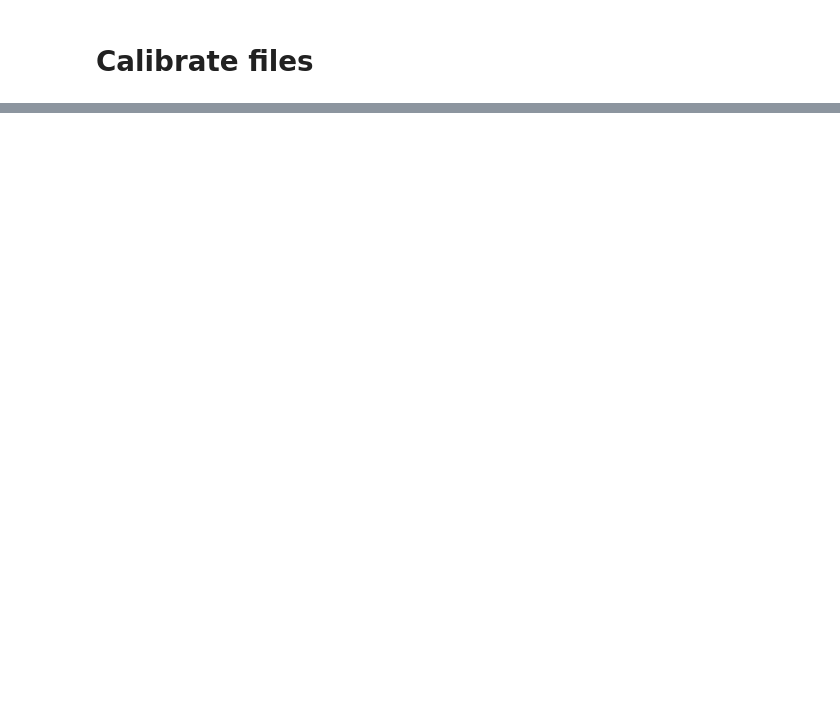
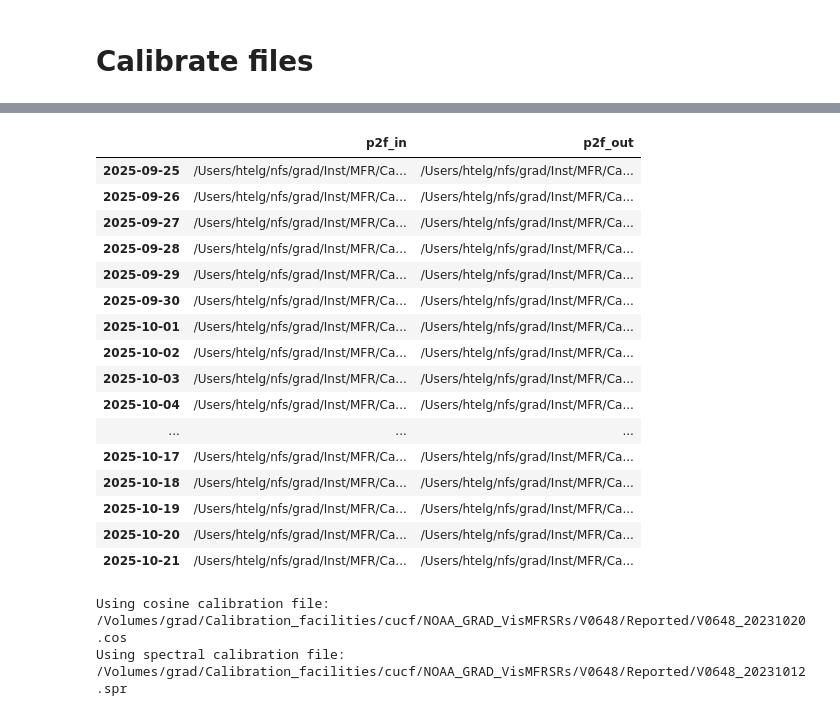
Before and after one commit to HagenTelg/cmpaign_2025_PMOD, a Jupyter notebook: calibrate_cosine.ipynb, the cells around one changed output, grey strips where cells are left out. Drawn from its saved outputs; the diff is of its cells as text; code cells hidden in the pictures; blank space fills up the shorter version.

Commit message:
updating to new processes

```diff
--- a/calibrate_cosine.ipynb
+++ b/calibrate_cosine.ipynb
@@ -104,0 +7,21 @@ cal_mfrsr.process()
+# %%
+site = 'dav'
+serialno = '648'
+verbose = True
+# p2fld_in = f'/Volumes/grad/Inst/MFR/Campaign/frc/2025/mfrsr/648.netcdf/v0.4/''
+p2fld_in = f'/Users/htelg/nfs/grad/Inst/MFR/Campaign/frc/2025/mfrsr/{serialno}.netcdf/v0.4/2025'
+p2fld_out = f'/Users/htelg/nfs/grad/Inst/MFR/Campaign/frc/2025/mfrsr/{serialno}.cal/v{{version}}/'
+ci = srfcc.CalibrateMFRSR(p2fld_in  = p2fld_in,
+                        p2fld_out = p2fld_out,
+                        date_from_name = lambda name: pd.to_datetime(name.split('_')[-1].replace('.nc', '')),
+                        output_file_format = f'{{year}}/{site}_mfrsr_cosinecorrected_{{date}}.nc',
+                        # glob_pattern_raw = "*.xmd",
+                        start = '2025-01-01',
+                        end = '2026-01-01',
+                        prefix = '/Volumes',
+                        # site = site,
+                        # version = '0.3', # this is actually 0.3.1 but i don't want to rerun everything.
+                        # path2surfrad_database = db_path,
+                        reporter = None,
+                        verbose = verbose,
+                        )
@@ -104,0 +30,3 @@ cal_mfrsr.process()
+# %%
+ci.workplan
+# %% [output]
@@ -104,0 +34,22 @@ cal_mfrsr.process()
+|  | p2f_in | p2f_out |
+| 2025-09-25 | /Users/htelg/nfs/grad/Inst/MFR/Ca... | /Users/htelg/nfs/grad/Inst/MFR/Ca... |
+| 2025-09-26 | /Users/htelg/nfs/grad/Inst/MFR/Ca... | /Users/htelg/nfs/grad/Inst/MFR/Ca... |
+| 2025-09-27 | /Users/htelg/nfs/grad/Inst/MFR/Ca... | /Users/htelg/nfs/grad/Inst/MFR/Ca... |
+| 2025-09-28 | /Users/htelg/nfs/grad/Inst/MFR/Ca... | /Users/htelg/nfs/grad/Inst/MFR/Ca... |
+| 2025-09-29 | /Users/htelg/nfs/grad/Inst/MFR/Ca... | /Users/htelg/nfs/grad/Inst/MFR/Ca... |
+| 2025-09-30 | /Users/htelg/nfs/grad/Inst/MFR/Ca... | /Users/htelg/nfs/grad/Inst/MFR/Ca... |
+| 2025-10-01 | /Users/htelg/nfs/grad/Inst/MFR/Ca... | /Users/htelg/nfs/grad/Inst/MFR/Ca... |
+| 2025-10-02 | /Users/htelg/nfs/grad/Inst/MFR/Ca... | /Users/htelg/nfs/grad/Inst/MFR/Ca... |
+| 2025-10-03 | /Users/htelg/nfs/grad/Inst/MFR/Ca... | /Users/htelg/nfs/grad/Inst/MFR/Ca... |
+| 2025-10-04 | /Users/htelg/nfs/grad/Inst/MFR/Ca... | /Users/htelg/nfs/grad/Inst/MFR/Ca... |
+| ... | ... | ... |
+| 2025-10-17 | /Users/htelg/nfs/grad/Inst/MFR/Ca... | /Users/htelg/nfs/grad/Inst/MFR/Ca... |
+| 2025-10-18 | /Users/htelg/nfs/grad/Inst/MFR/Ca... | /Users/htelg/nfs/grad/Inst/MFR/Ca... |
+| 2025-10-19 | /Users/htelg/nfs/grad/Inst/MFR/Ca... | /Users/htelg/nfs/grad/Inst/MFR/Ca... |
+| 2025-10-20 | /Users/htelg/nfs/grad/Inst/MFR/Ca... | /Users/htelg/nfs/grad/Inst/MFR/Ca... |
+| 2025-10-21 | /Users/htelg/nfs/grad/Inst/MFR/Ca... | /Users/htelg/nfs/grad/Inst/MFR/Ca... |
+# %%
+out = ci.process_row(iloc = 0, save = False)
+# %% [output]
+Using cosine calibration file: /Volumes/grad/Calibration_facilities/cucf/NOAA_GRAD_VisMFRSRs/V0648/Reported/V0648_20231020.cos
+Using spectral calibration file: /Volumes/grad/Calibration_facilities/cucf/NOAA_GRAD_VisMFRSRs/V0648/Reported/V0648_20231012.spr
```
Also changed, not shown: parts of 22 cells of this notebook, 9 other files.
